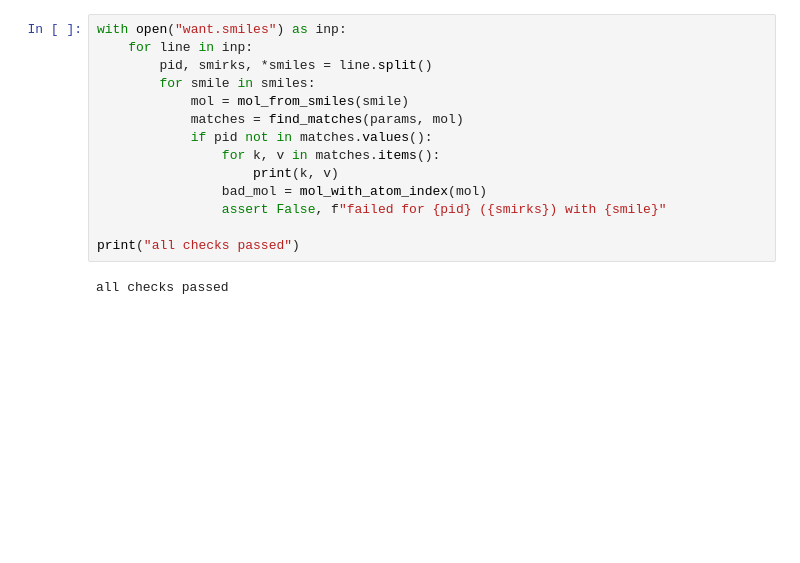
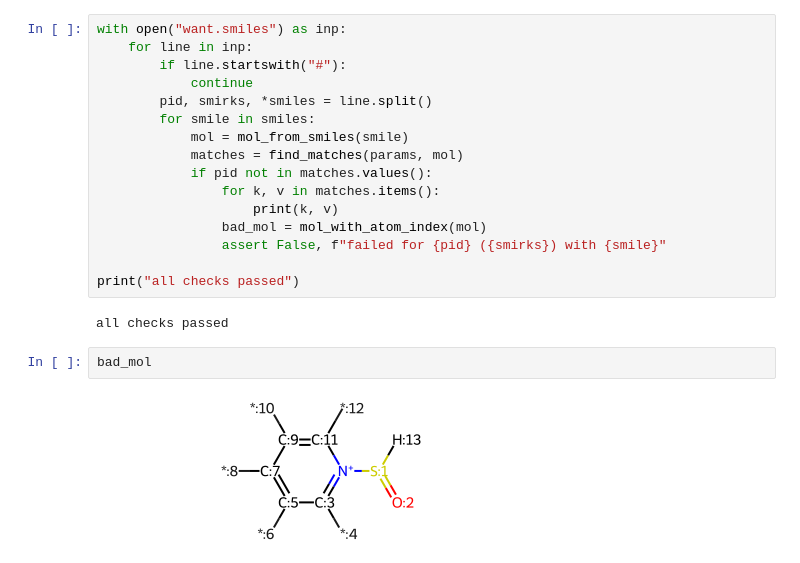
Before and after one commit to ntBre/valence-fitting, a Jupyter notebook: 02_curate-data/frag/check_smiles.ipynb, the cells around one changed output. Cells and saved outputs as stored; diff of their text form; blank space fills up the shorter version.

```diff
--- a/02_curate-data/frag/check_smiles.ipynb
+++ b/02_curate-data/frag/check_smiles.ipynb
@@ -15,6 +15,8 @@ def mol_with_atom_index(mol):
 # %%
 with open("want.smiles") as inp:
     for line in inp:
+        if line.startswith("#"):
+            continue
         pid, smirks, *smiles = line.split()
         for smile in smiles:
             mol = mol_from_smiles(smile)
@@ -28,5 +30,9 @@ with open("want.smiles") as inp:
 print("all checks passed")
 # %% [output]
 all checks passed
+# %%
+bad_mol
+# %% [output]
+[figure, added]
 # %%
 while (smiles := input()) != 'q':
```
Also changed, not shown: parts of 1 cell of this notebook, 1 other file.
